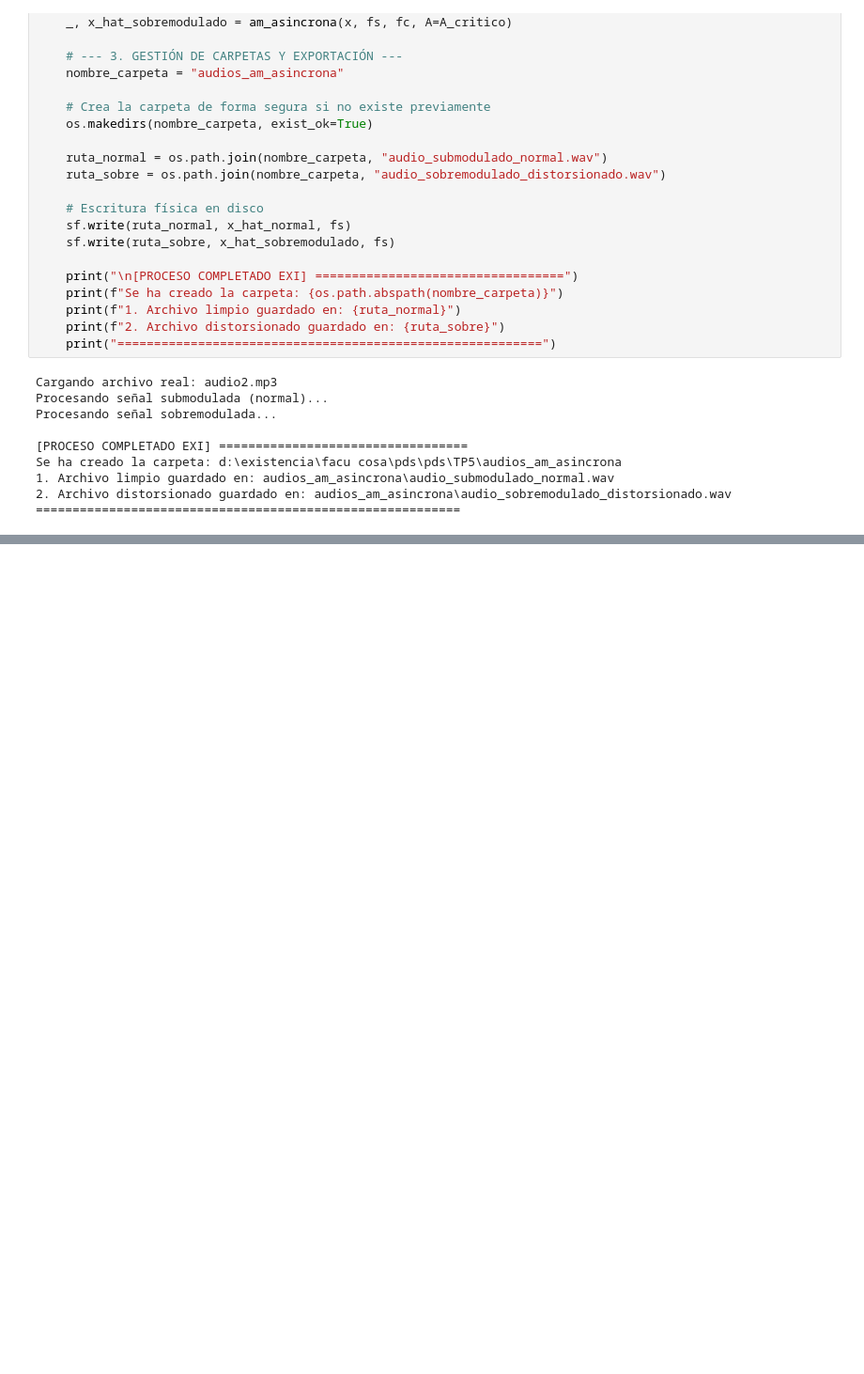
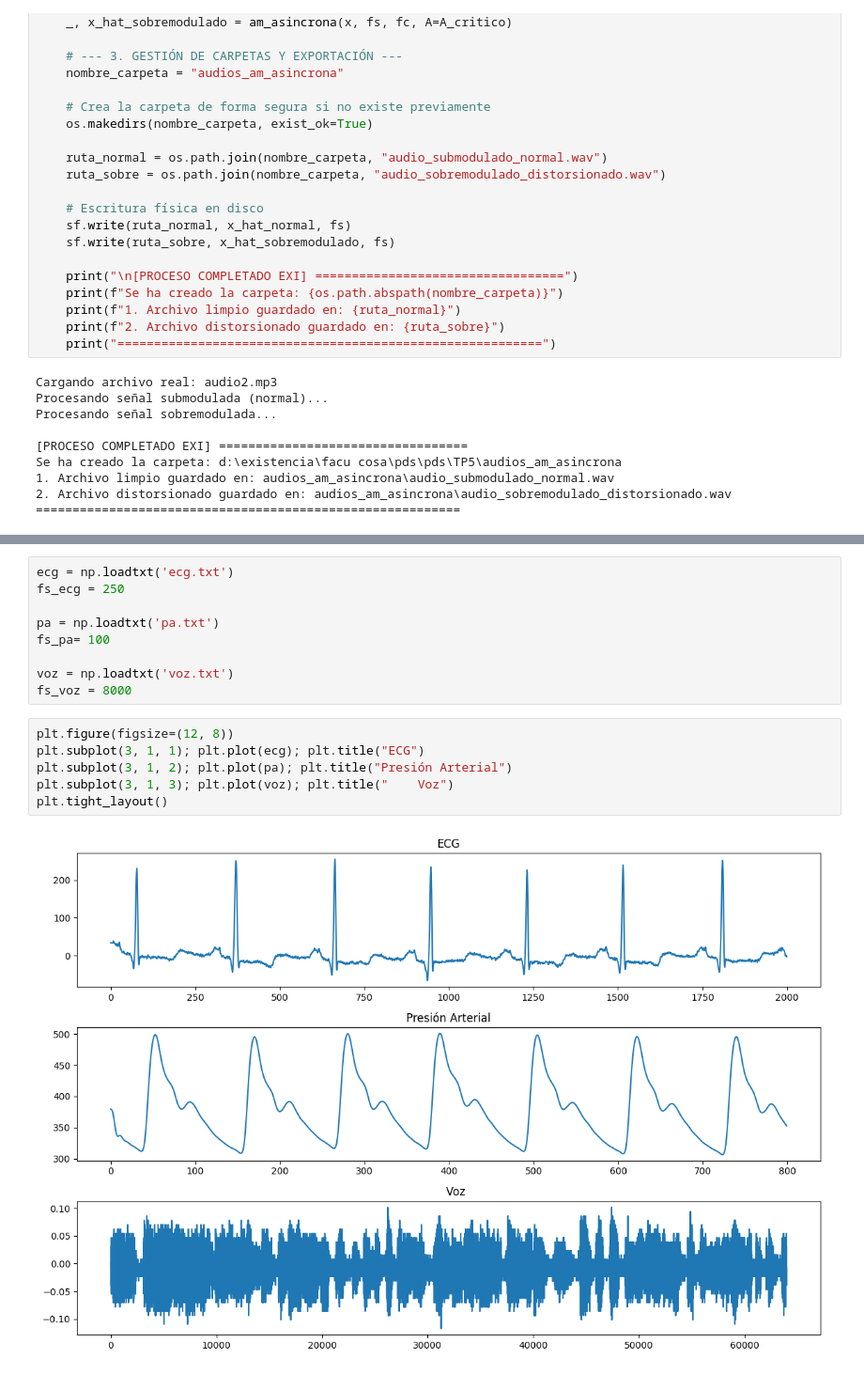
Before and after one commit to s4nt1lu1/pds, a Jupyter notebook: TP5/TP5.ipynb, the cells around one changed output, grey strips where cells are left out. Shown at 94% size. Cells and saved outputs as stored; diff of their text form; blank space fills up the shorter version.

```diff
--- a/TP5/TP5.ipynb
+++ b/TP5/TP5.ipynb
@@ -621,0 +578,17 @@ Potencia Señal FM (Caso B - Cuadrada): 0.5000 W
+# %%
+ecg = np.loadtxt('ecg.txt')
+fs_ecg = 250
+
+pa = np.loadtxt('pa.txt')
+fs_pa= 100
+
+voz = np.loadtxt('voz.txt')
+fs_voz = 8000
+# %%
+plt.figure(figsize=(12, 8))
+plt.subplot(3, 1, 1); plt.plot(ecg); plt.title("ECG")
+plt.subplot(3, 1, 2); plt.plot(pa); plt.title("Presión Arterial")
+plt.subplot(3, 1, 3); plt.plot(voz); plt.title("    Voz")
+plt.tight_layout()
+# %% [output]
+[figure, added]
```
Also changed, not shown: parts of 16 cells of this notebook.
